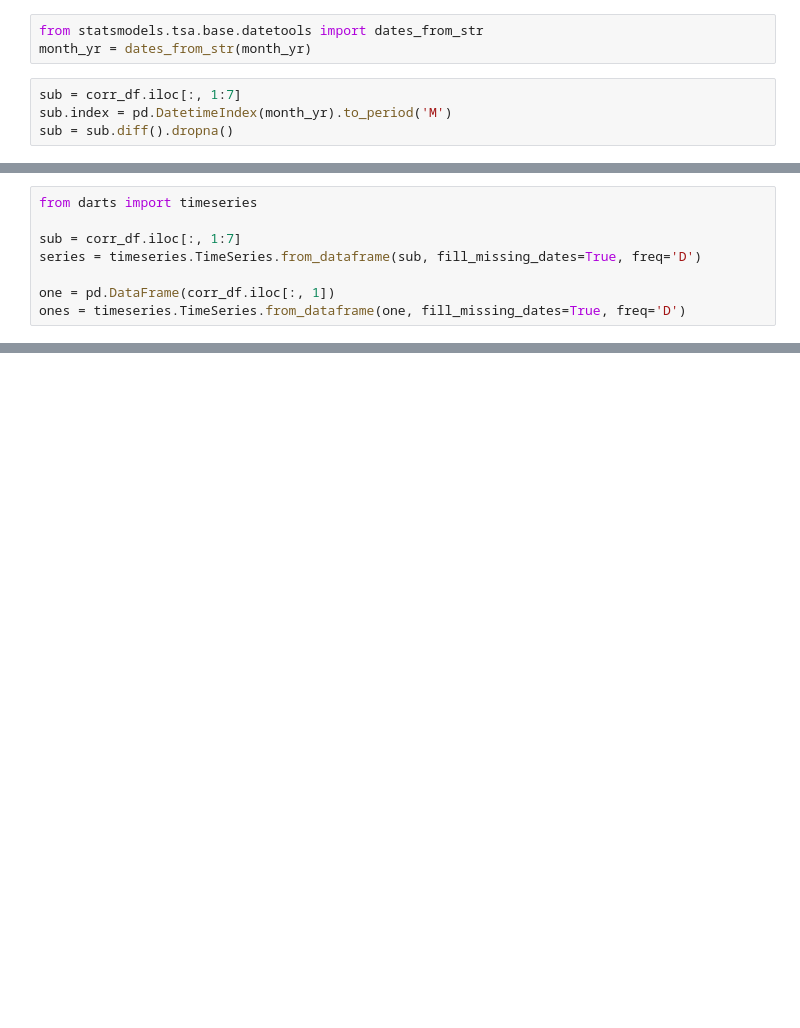
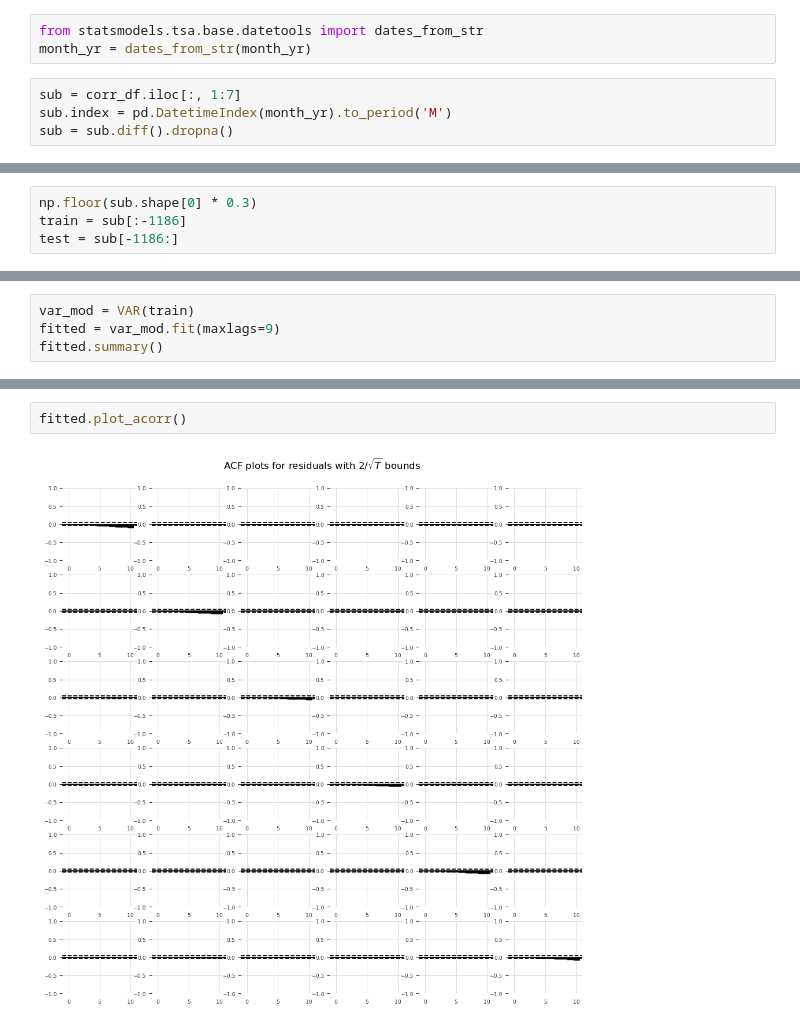
Before and after one commit to narenp12/stats140finalproj, a Jupyter notebook: stat.ipynb, the cells around one changed output, grey strips where cells are left out. Saved outputs shown, nothing was run; the diff lists cells and outputs as text; blank space fills up the shorter version.

```diff
--- a/stat.ipynb
+++ b/stat.ipynb
@@ -460,8 +425,0 @@ corr_df
-# %%
-from darts import timeseries
-
-sub = corr_df.iloc[:, 1:7]
-series = timeseries.TimeSeries.from_dataframe(sub, fill_missing_dates=True, freq='D')
-
-one = pd.DataFrame(corr_df.iloc[:, 1])
-ones = timeseries.TimeSeries.from_dataframe(one, fill_missing_dates=True, freq='D')
@@ -471,0 +426,4 @@ series.plot()
+# %%
+np.floor(sub.shape[0] * 0.3)
+train = sub[:-1186]
+test = sub[-1186:]
@@ -471,0 +441,4 @@ series.plot()
+# %%
+var_mod = VAR(train)
+fitted = var_mod.fit(maxlags=9)
+fitted.summary()
@@ -471,0 +463,4 @@ series.plot()
+# %%
+fitted.plot_acorr()
+# %% [output]
+[figure, added]
```
Also changed, not shown: parts of 17 cells of this notebook, 2 other files.
